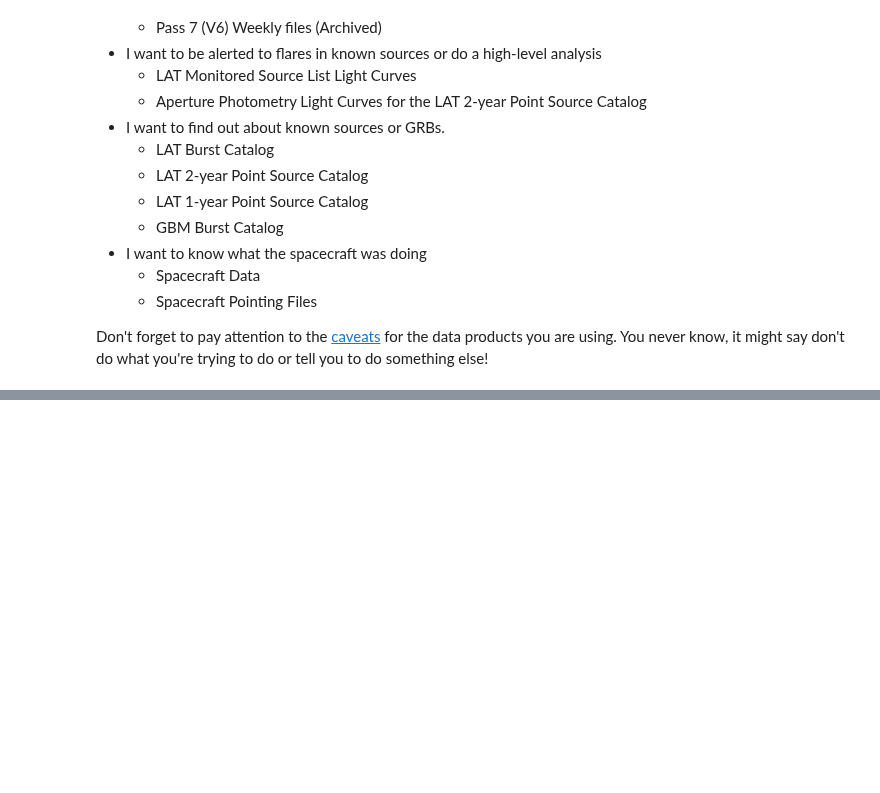
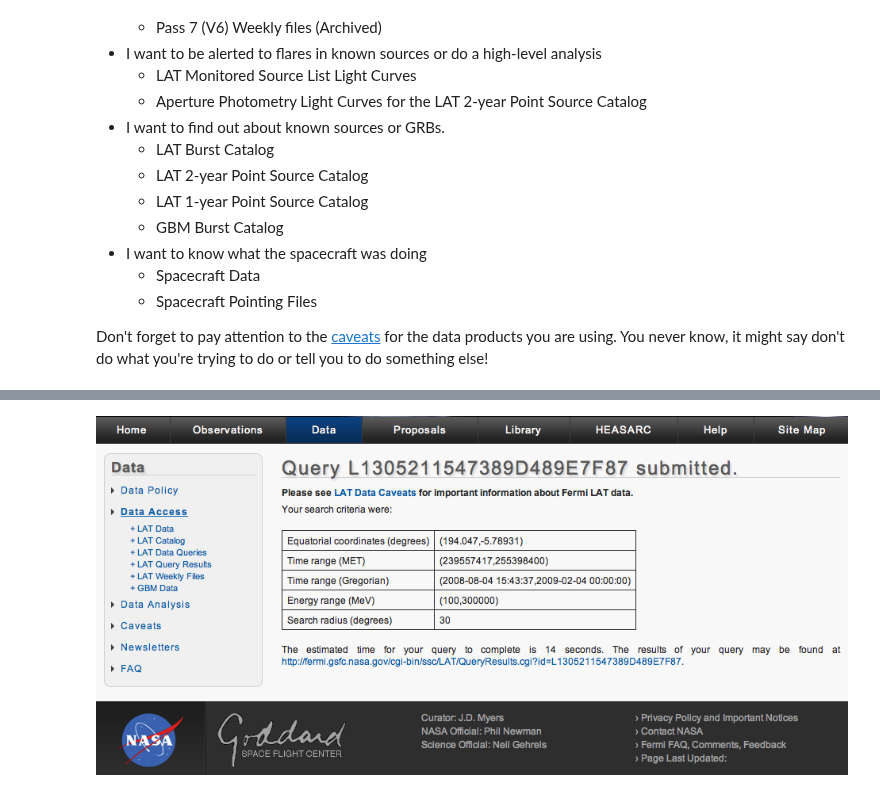
Before and after one commit to FermiSummerSchool/fermi-summer-school, a Jupyter notebook: Data_Exploration.ipynb, the cells around one changed output, grey strips where cells are left out. Saved outputs shown, nothing was run; the diff lists cells and outputs as text; code cells hidden in the pictures; blank space fills up the shorter version.

Commit message:
Finished the data exploration bit.

```diff
--- a/Data_Exploration.ipynb
+++ b/Data_Exploration.ipynb
@@ -95,0 +119,4 @@ Don't forget to pay attention to the [caveats](http://fermi.gsfc.nasa.gov/ssc/da
+# %%
+Image(filename='images/FSSC_DataServer1.png')
+# %% [output]
+[figure, added]
```
Also changed, not shown: parts of 30 cells of this notebook.
